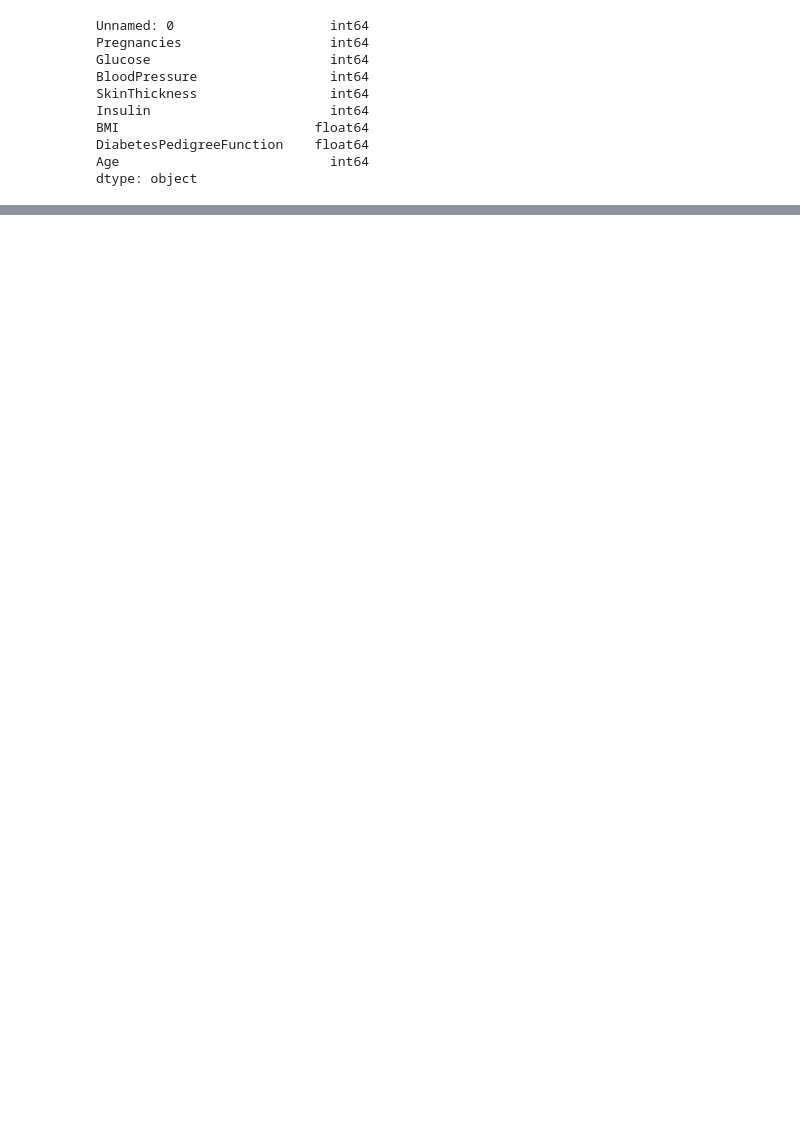
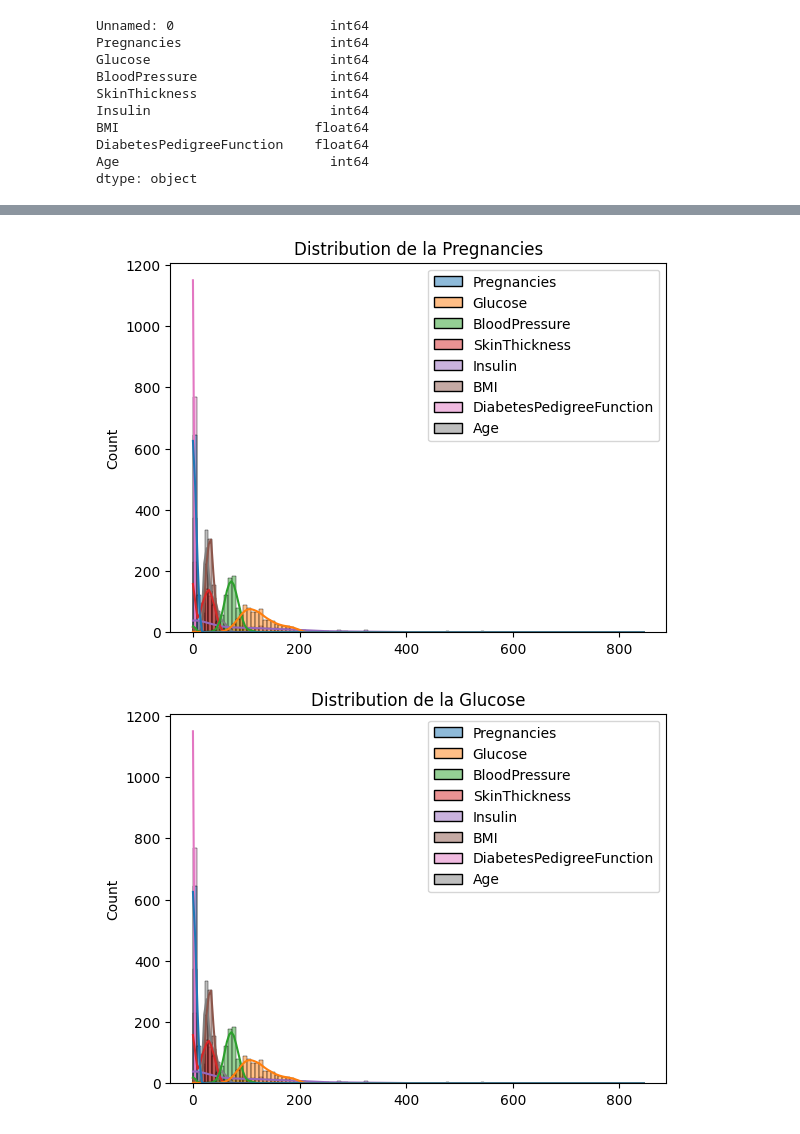
Before and after one commit to r00tMG/risque_diabete_par_analyse_clinique_model_apprentissage, a Jupyter notebook: script.ipynb, the cells around one changed output, grey strips where cells are left out. Cells and saved outputs as stored; diff of their text form; code cells hidden in the pictures; blank space fills up the shorter version.

```diff
--- a/script.ipynb
+++ b/script.ipynb
@@ -77,0 +109,2 @@ df.head()
+# %%
+df.drop(columns={'Unnamed: 0'}, axis=1, inplace=True)
@@ -77,0 +148,8 @@ df.head()
+# %%
+for i in df.select_dtypes(include = "number").columns.tolist():
+    sns.histplot(df, kde=True)
+    plt.title(f"Distribution de la {i}")
+    plt.show()
+# %% [output]
+[figure, added]
+[figure, added]
```
Also changed, not shown: parts of 33 cells of this notebook.
